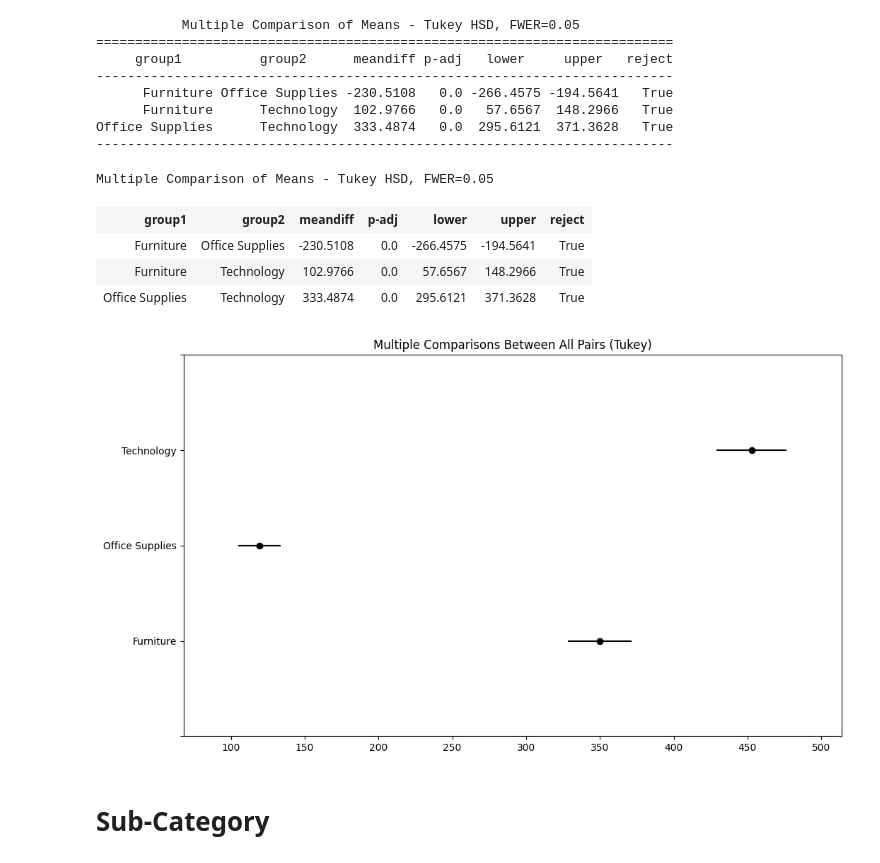
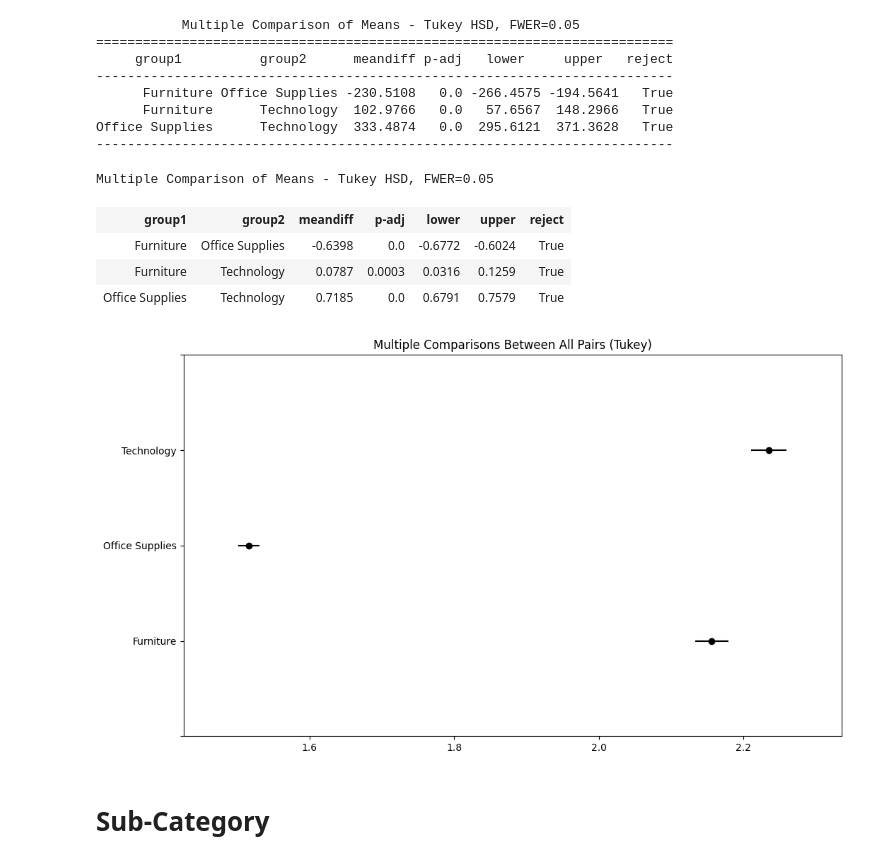
Before and after one commit to KonuTech/supply-chain-case-study, a Jupyter notebook: case_study_ANOVA.ipynb, the cells around one changed output. Saved outputs shown, nothing was run; the diff lists cells and outputs as text; code cells hidden in the pictures.

```diff
--- a/case_study_ANOVA.ipynb
+++ b/case_study_ANOVA.ipynb
@@ -140,6 +140,8 @@ df['Log Sales'] = log_transformer.transform(df[['Sales']])
 df['Log Profit'] = log_transformer.transform(df[['Profit']])
 # %%
 df["Category-SubCategory"] = df["Category"].str.cat(df["Sub-Category"], sep="-")
+# %%
+df["Category-SubCategory-Region"] = df["Category"].str.cat(df["Sub-Category"], sep="-").str.cat(df["Region"], sep="-")
 # %%
 df_sample = df.sample(n=3000)
 df_sample
@@ -288,22 +290,22 @@ print(tukey_results)
 Office Supplies      Technology  333.4874   0.0  295.6121  371.3628   True
 --------------------------------------------------------------------------
 # %%
-tukey = pairwise_tukeyhsd(df["Sales"], df["Category"])
+tukey = pairwise_tukeyhsd(df["Log Sales"], df["Category"])
 
 # plotting group confidence intervals
 tukey.plot_simultaneous(figsize = (12, 7))
 plt.vlines(x = 49.5, ymin = -0.3, ymax = 5, color = "#F0260A", linestyles = "dashed")
 tukey.summary()
 
 # x - indexes where to plot the lines.
 # ymin, ymax - Respective beginning and end of each line. If scalars are provided, all lines will have same length.
 # %% [output]
 Multiple Comparison of Means - Tukey HSD, FWER=0.05
 | group1 | group2 | meandiff | p-adj | lower | upper | reject |
-| Furniture | Office Supplies | -230.5108 | 0.0 | -266.4575 | -194.5641 | True |
-| Furniture | Technology | 102.9766 | 0.0 | 57.6567 | 148.2966 | True |
-| Office Supplies | Technology | 333.4874 | 0.0 | 295.6121 | 371.3628 | True |
+| Furniture | Office Supplies | -0.6398 | 0.0 | -0.6772 | -0.6024 | True |
+| Furniture | Technology | 0.0787 | 0.0003 | 0.0316 | 0.1259 | True |
+| Office Supplies | Technology | 0.7185 | 0.0 | 0.6791 | 0.7579 | True |
-[figure, old version]
+[figure, new version]
 # %% [markdown]
 # Sub-Category
 # %%
```
Also changed, not shown: parts of 4 cells of this notebook, 3 other files.
